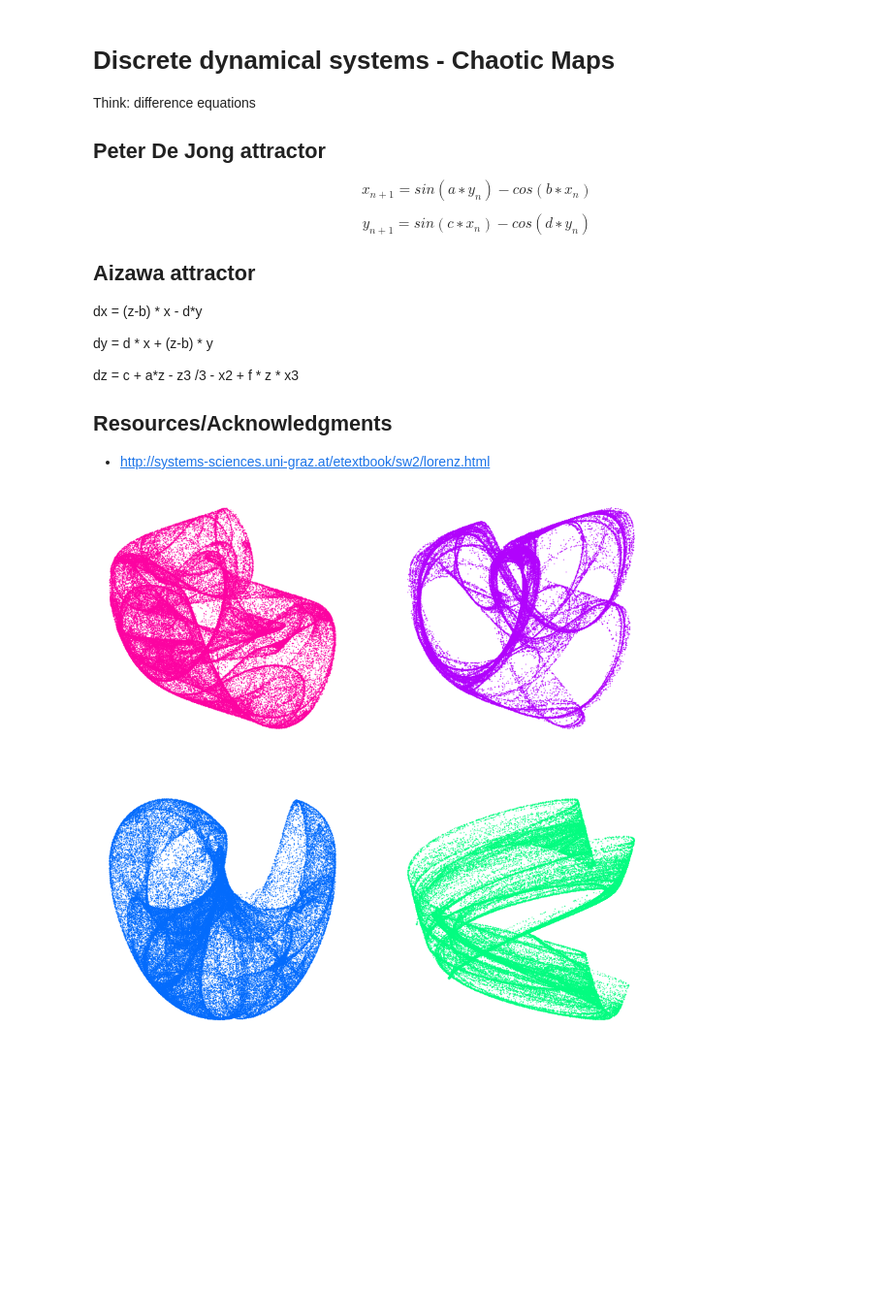
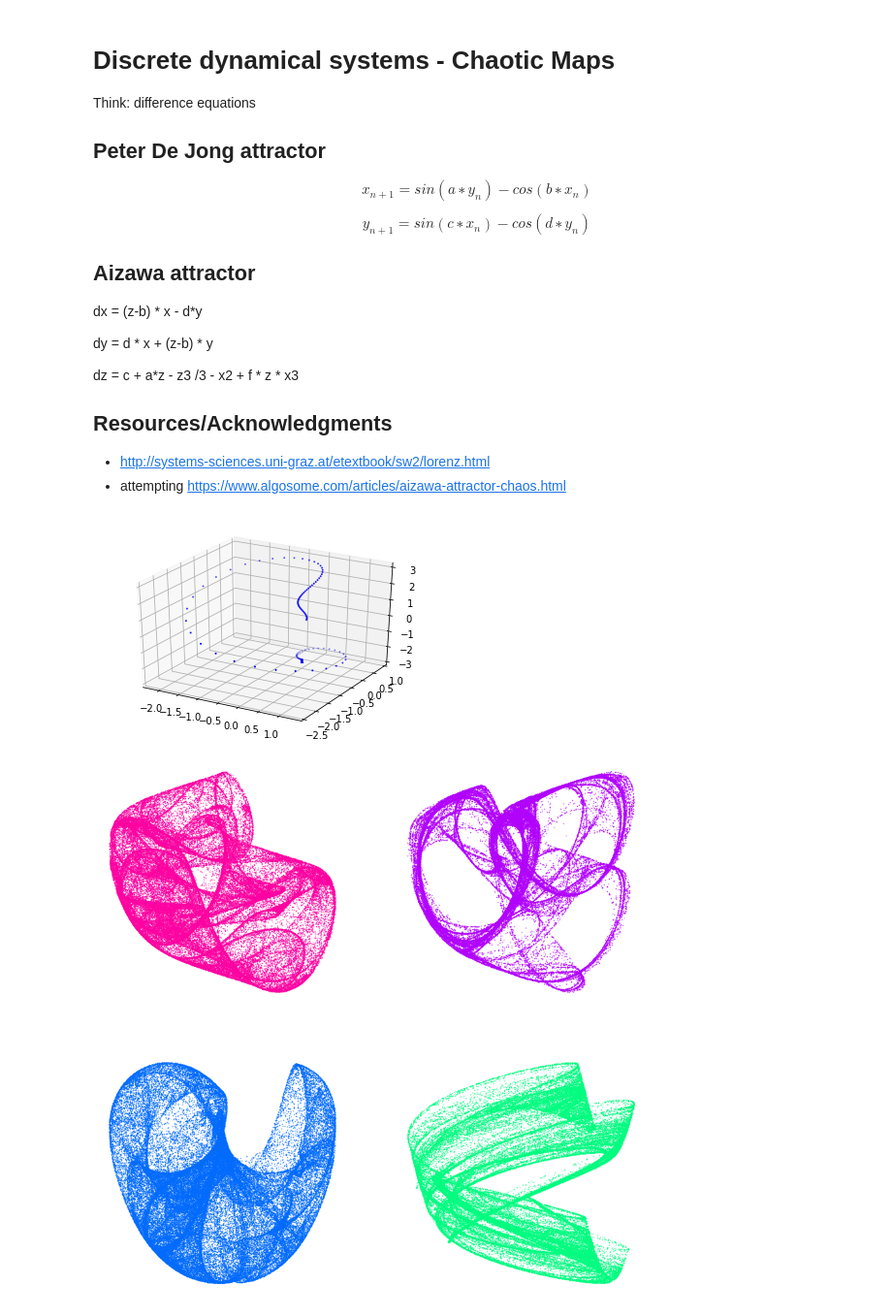
Before and after one commit to bfbarry/mathy_things, a Jupyter notebook: strange-attractors/discrete-attractors.ipynb, the cells around one changed output. Shown at 97% size. Drawn from its saved outputs; the diff is of its cells as text; code cells hidden in the pictures; blank space fills up the shorter version.

```diff
--- a/strange-attractors/discrete-attractors.ipynb
+++ b/strange-attractors/discrete-attractors.ipynb
@@ -23,6 +23,7 @@ dz = c + a*z - z3 /3 - x2 + f * z * x3
 ## Resources/Acknowledgments
 
 - http://systems-sciences.uni-graz.at/etextbook/sw2/lorenz.html
+- attempting https://www.algosome.com/articles/aizawa-attractor-chaos.html
 # %%
 def dejong_iterator(a, b, c, d, time=100000, init= (0.,0.)):
     xn, yn = init
@@ -35,17 +36,29 @@ def dejong_iterator(a, b, c, d, time=100000, init= (0.,0.)):
         xn, yn = x_nxt, y_nxt
     return x, y
 
-def aizawa_iterator(a,b,c,d,e,f, time=100000, init= (0., 0., 0.)):
+def aizawa_iterator(a,b,c,d,e,f, dt=0.05, time=100000, init= (0.1, 0., 0.)):
     xn, yn, zn = init
     x, y, z  = [xn], [yn], [zn]
     for n in range(time):
-        x_nxt = xn + (zn-b)*xn - d*yn
-        y_nxt = yn + d*xn + (zn-b)*yn
-        z_nxt = c + a*zn - (zn**3)/3 - xn**2 + f*zn*x**3
-        x.append(x_nxt)
-        y.append(y_nxt)
-        z.append(z_nxt)
-        xn, yn, zn = x_nxt, y_nxt, z_nxt
+        x_nxt = (zn-b)*xn - d*yn
+        y_nxt = d*xn + (zn-b)*yn
+        z_nxt = c + a*zn - (zn**3/(3*d)) - (xn**2 + yn**2) * (1 + e * zn) + f * zn * (xn**3)
+        x.append(xn + dt * x_nxt)
+        y.append(yn + dt * y_nxt)
+        z.append(zn + dt * z_nxt)
+        xn, yn, zn = xn + dt * x_nxt, yn + dt * y_nxt, zn + dt * z_nxt
+    return x,y,z
+# %%
+p = {'a' : 0.95, 'b' : 0.7, 'c' : 0.6, 'd' : 3.5, 'e' : 0.25, 'f' : 0.1}
+x,y,z = aizawa_iterator(time=5000000, **p)
+
+fig = plt.figure()
+ax = fig.add_subplot(111, projection='3d')
+ax.scatter(x,y,z, color='blue',s=1)
+
+plt.show()
+# %% [output]
+[figure, added]
 # %%
 s0 = {'a':2, 'b':1.4, 'c':0.49, 'd':2.68}
 sparse = {'a':2, 'b':1.4, 'c':-0.49, 'd':-2.68}
```
Also changed, not shown: 1 other file.
